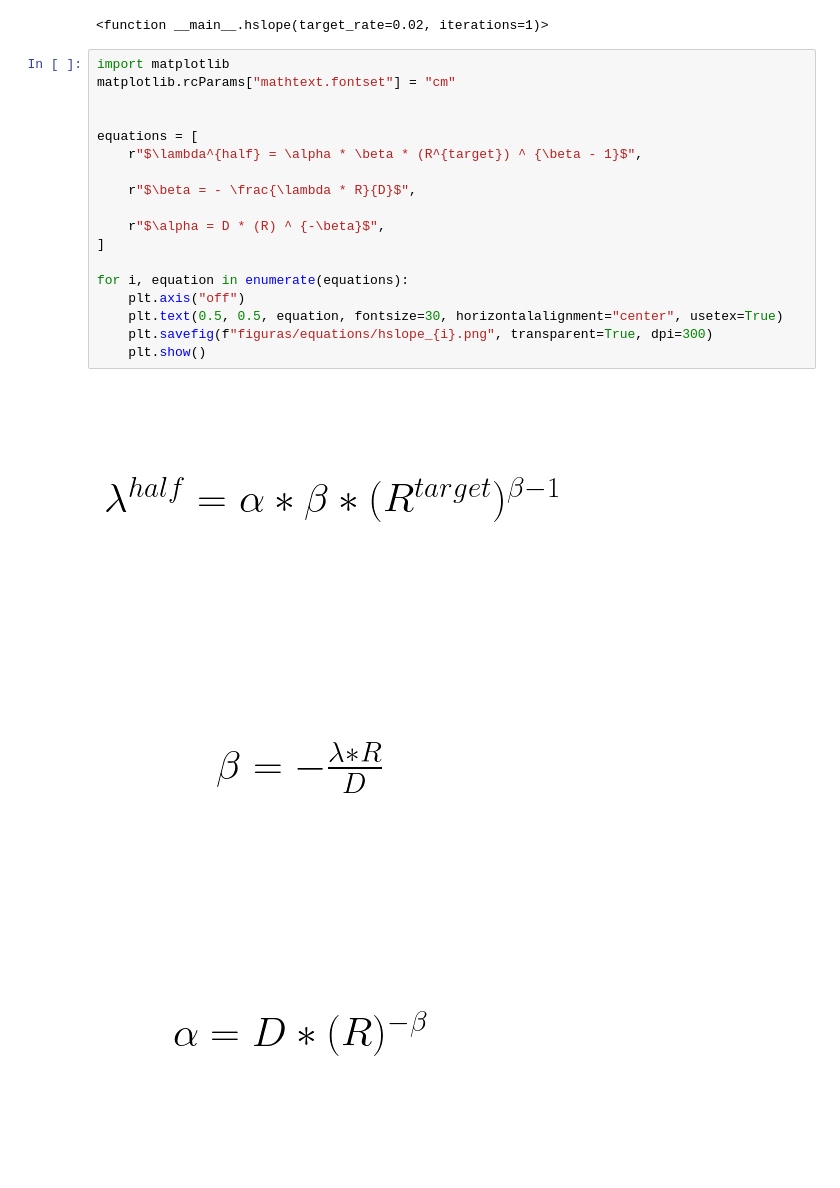
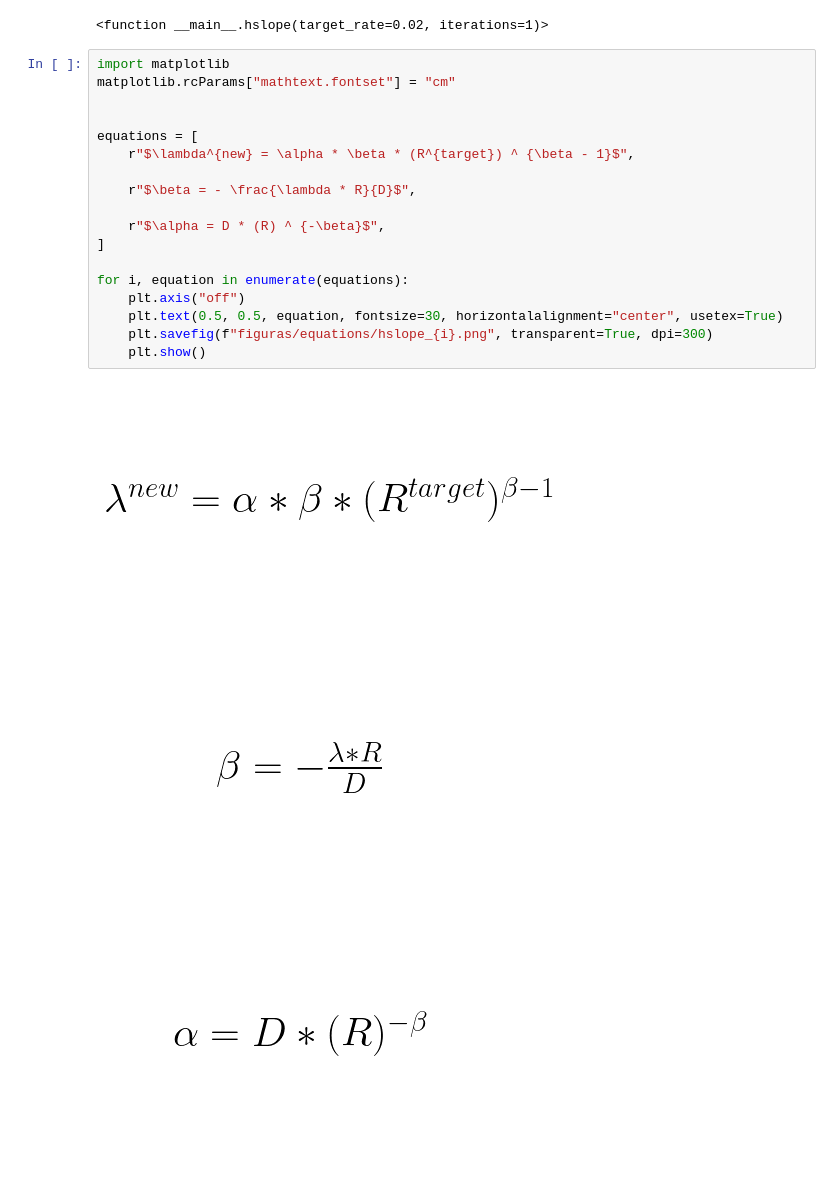
Before and after one commit to andrefpf/codigo-tcc, a Jupyter notebook: presentation_plots.ipynb, the cells around one changed output. Drawn from its saved outputs; the diff is of its cells as text.

```diff
--- a/presentation_plots.ipynb
+++ b/presentation_plots.ipynb
@@ -332,22 +332,22 @@ interactive(children=(FloatSlider(value=0.02, description='target_rate', max=0.1
 # %%
 import matplotlib
 matplotlib.rcParams["mathtext.fontset"] = "cm"
 
 
 equations = [
-    r"$\lambda^{half} = \alpha * \beta * (R^{target}) ^ {\beta - 1}$",
+    r"$\lambda^{new} = \alpha * \beta * (R^{target}) ^ {\beta - 1}$",
 
     r"$\beta = - \frac{\lambda * R}{D}$",
 
     r"$\alpha = D * (R) ^ {-\beta}$",
 ]
 
 for i, equation in enumerate(equations):
     plt.axis("off")
     plt.text(0.5, 0.5, equation, fontsize=30, horizontalalignment="center", usetex=True)
     plt.savefig(f"figuras/equations/hslope_{i}.png", transparent=True, dpi=300)
     plt.show()
 # %% [output]
-[figure, old version]
+[figure, new version]
 [figure]
 [figure]
```
Also changed, not shown: 1 other file.
